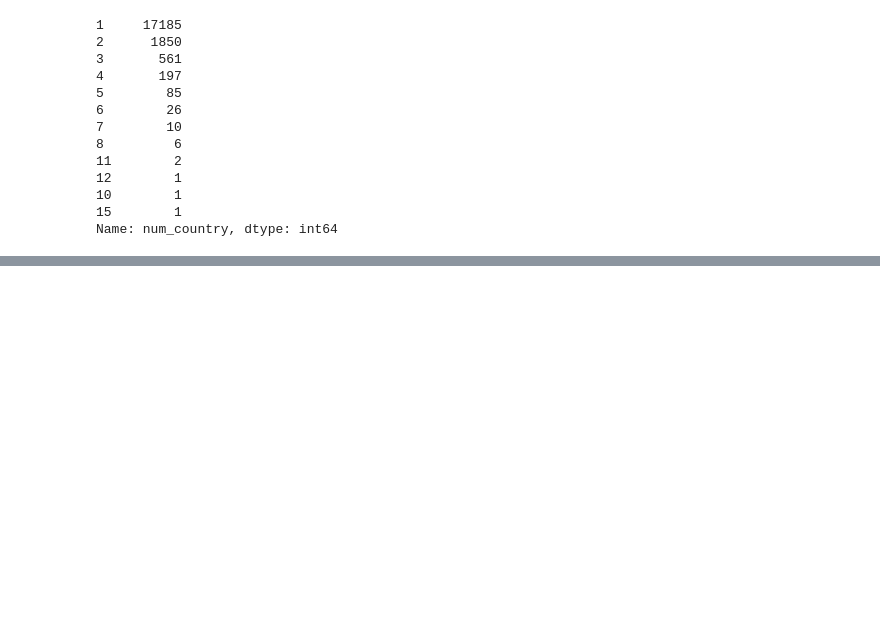
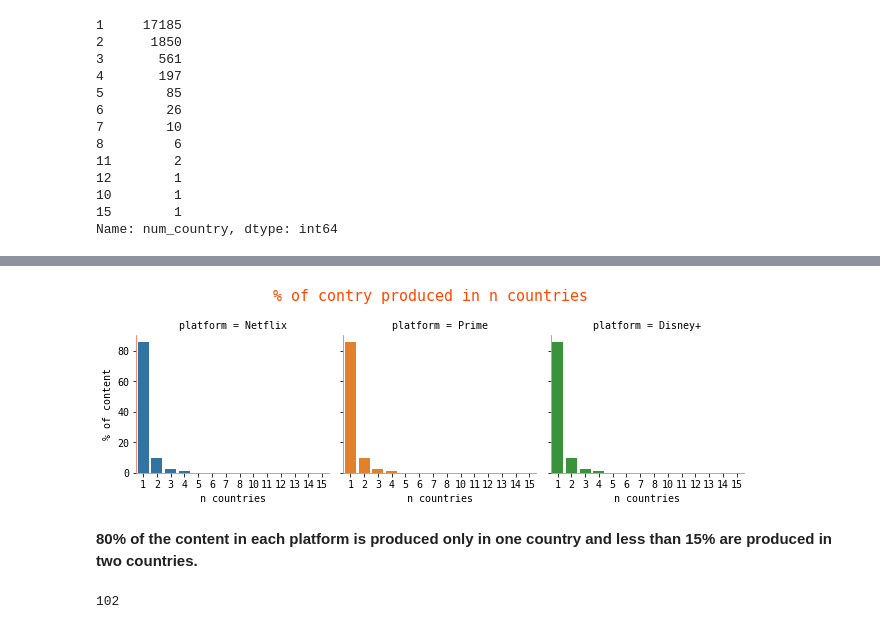
Before and after one commit to sangeethankumar/OTT-Content-Analysis, a Jupyter notebook: OTT Exploratory Data Analysis.ipynb, the cells around one changed output, grey strips where cells are left out. Drawn from its saved outputs; the diff is of its cells as text; code cells hidden in the pictures; blank space fills up the shorter version.

```diff
--- a/OTT Exploratory Data Analysis.ipynb
+++ b/OTT Exploratory Data Analysis.ipynb
@@ -258,0 +324,48 @@ Name: num_country, dtype: int64
+# %%
+netflix = ott[ott['platform'] == 'Netflix'].drop('Unnamed: 0',axis=1)
+prime = ott[ott['platform'] == 'Prime'].drop('Unnamed: 0',axis=1)
+disney = ott[ott['platform'] == 'Disney+'].drop('Unnamed: 0',axis=1)
+# %%
+netflix_ncountry = pd.DataFrame(round(netflix.num_country.value_counts()*100 / len(netflix),0))
+prime_ncountry = pd.DataFrame(round(prime.num_country.value_counts()*100 / len(prime),0))
+disney_ncountry = pd.DataFrame(round(disney.num_country.value_counts()*100 / len(disney),0))
+# %%
+netflix_ncountry.loc[11] = 0.0
+netflix_ncountry.loc[12] = 0.0
+netflix_ncountry.loc[13] = 0.0
+netflix_ncountry.loc[14] = 0.0
+netflix_ncountry.loc[15] = 0.0
+prime_ncountry.loc[12] = 0.0
+prime_ncountry.loc[13] = 0.0
+prime_ncountry.loc[14] = 0.0
+prime_ncountry.loc[15] = 0.0
+# %%
+netflix_ncountry['platform'] = 'Netflix'
+prime_ncountry['platform'] = 'Prime'
+disney_ncountry['platform'] = 'Disney+'
+
+ott_ncountry = netflix_ncountry.append(prime_ncountry).append(disney_ncountry)
+# %%
+# fig, ax = plt.subplots(figsize=(10,4), dpi=90)
+# ax.spines['top'].set_visible(False)
+# ax.spines['right'].set_visible(False)
+# ax.spines['left'].set_visible(False)
+# ax.tick_params(bottom=False)
+# ax.get_yaxis().set_visible(False)
+g = sns.FacetGrid(ott_ncountry, col="platform", hue="platform")
+g.fig.suptitle('% of contry produced in n countries', fontsize=15, color = '#ff4800')
+
+g.map(sns.barplot, data = ott_ncountry,y='num_country',x=ott_ncountry.index,ci=None)
+# sns.barplot(data=ott_ncountry, y='num_country', x=ott_ncountry.index,ci = None , palette=custom_palette1);
+# plt.xlim(-0.5,3.5)
+
+# add values on top of each bar
+# ax.bar_label(ax.containers[0])
+# ax.bar_label(ax.containers[1])
+# ax.bar_label(ax.containers[2])
+
+g.set_axis_labels("n countries", "% of content");
+# %% [output]
+[figure, added]
+# %% [markdown]
+**80% of the content in each platform is produced only in one country and less than 15% are produced in two countries.**
@@ -258,0 +374,4 @@ Name: num_country, dtype: int64
+# %%
+len(ott_genres_explode['genres_list'].unique())
+# %% [output]
+102
```
Also changed, not shown: parts of 18 cells of this notebook, 3 other files.
